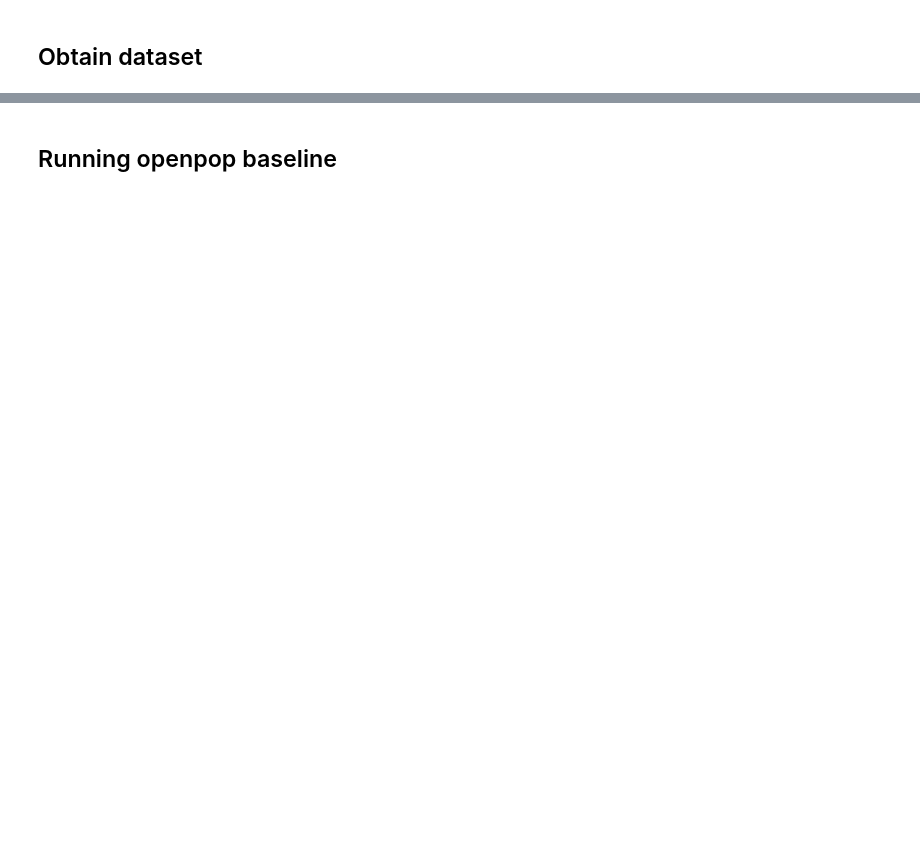
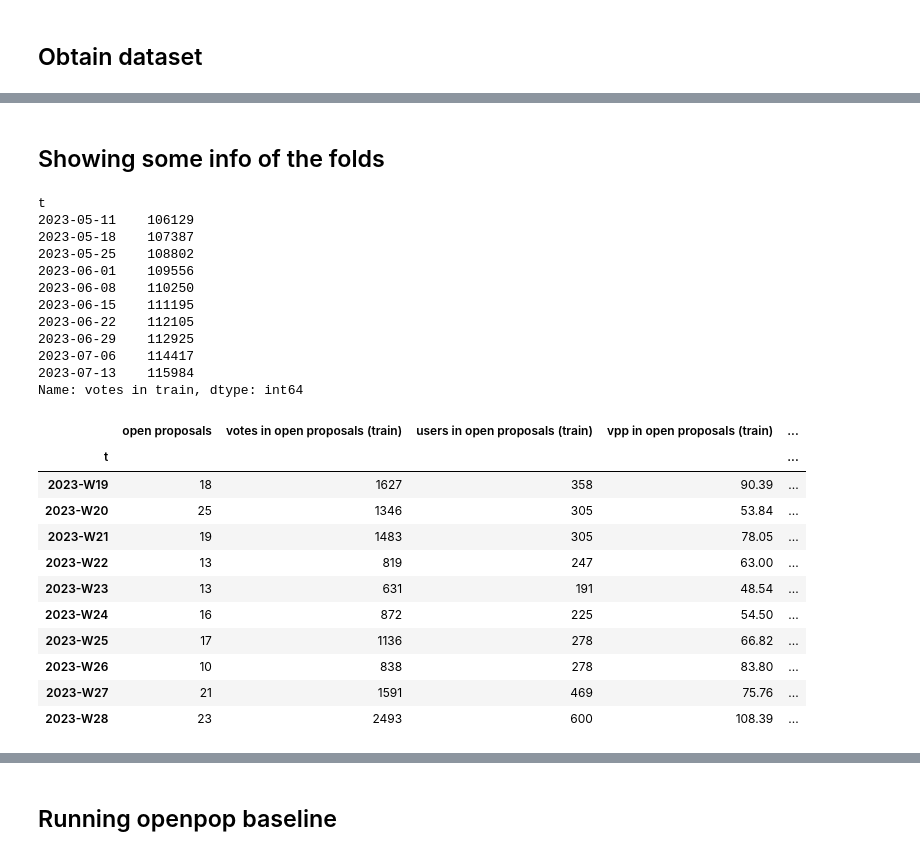
Before and after one commit to daviddavo/recsys4daos, a Jupyter notebook: notebooks/10_baseline.ipynb, the cells around one changed output, grey strips where cells are left out. Saved outputs shown, nothing was run; the diff lists cells and outputs as text; code cells hidden in the pictures; blank space fills up the shorter version.

```diff
--- a/notebooks/10_baseline.ipynb
+++ b/notebooks/10_baseline.ipynb
@@ -28,0 +59,54 @@ print(df.info())
+# %% [markdown]
+## Showing some info of the folds
+# %%
+sdd = defaultdict(list)
+
+for dftrain, dftest, t, openproposals in time_freq_split_current(to_microsoft(dfv), SPLITS_FREQ, dfp.reset_index(), remove_not_in_train_col='userID', normalize=SPLITS_NORMALIZE):
+    dftrain_filter = dftrain[dftrain['itemID'].isin(openproposals)]
+
+    sdd['t'].append(t)
+    sdd['open proposals'].append(len(openproposals))
+
+    sdd['proposals in train'].append(dftrain['itemID'].nunique())
+    sdd['votes in train'].append(len(dftrain))
+    sdd['votes in open proposals (train)'].append(len(dftrain_filter))
+    sdd['users in open proposals (train)'].append(dftrain_filter['userID'].nunique())
+    sdd['votes in test'].append(len(dftest))
+    sdd['users in train'].append(dftrain['userID'].nunique())
+    sdd['users in test'].append(dftest['userID'].nunique())
+
+sdf_all = pd.DataFrame(sdd).set_index('t')
+sdf_all['vpp in open proposals (train)'] = sdf_all['votes in open proposals (train)'] / sdf_all['open proposals']
+sdf_all['vpu in open proposals (train)'] = sdf_all['votes in open proposals (train)'] / sdf_all['users in open proposals (train)']
+sdf_all['vpp test'] = sdf_all['votes in test'] / sdf_all['open proposals']
+sdf_all['vpu test'] = sdf_all['votes in test'] / sdf_all['users in test']
+sdf = sdf_all.tail(10)
+print(sdf['votes in train'])
+_style = sdf[['open proposals', 'votes in open proposals (train)', 'users in open proposals (train)', 'vpp in open proposals (train)', 'vpu in open proposals (train)', 'votes in test', 'users in test', 'vpp test', 'vpu test']].style
+_style = _style.format_index('{:%G-W%V}').format(precision=2)
+_style
+# %% [output]
+t
+2023-05-11    106129
+2023-05-18    107387
+2023-05-25    108802
+2023-06-01    109556
+2023-06-08    110250
+2023-06-15    111195
+2023-06-22    112105
+2023-06-29    112925
+2023-07-06    114417
+2023-07-13    115984
+Name: votes in train, dtype: int64
+|  | open proposals | votes in open proposals (train) | users in open proposals (train) | vpp in open proposals (train) | ... |
+| t |  |  |  |  | ... |
+| 2023-W19 | 18 | 1627 | 358 | 90.39 | ... |
+| 2023-W20 | 25 | 1346 | 305 | 53.84 | ... |
+| 2023-W21 | 19 | 1483 | 305 | 78.05 | ... |
+| 2023-W22 | 13 | 819 | 247 | 63.00 | ... |
+| 2023-W23 | 13 | 631 | 191 | 48.54 | ... |
+| 2023-W24 | 16 | 872 | 225 | 54.50 | ... |
+| 2023-W25 | 17 | 1136 | 278 | 66.82 | ... |
+| 2023-W26 | 10 | 838 | 278 | 83.80 | ... |
+| 2023-W27 | 21 | 1591 | 469 | 75.76 | ... |
+| 2023-W28 | 23 | 2493 | 600 | 108.39 | ... |
```
Also changed, not shown: parts of 9 cells of this notebook, 10 other files.
